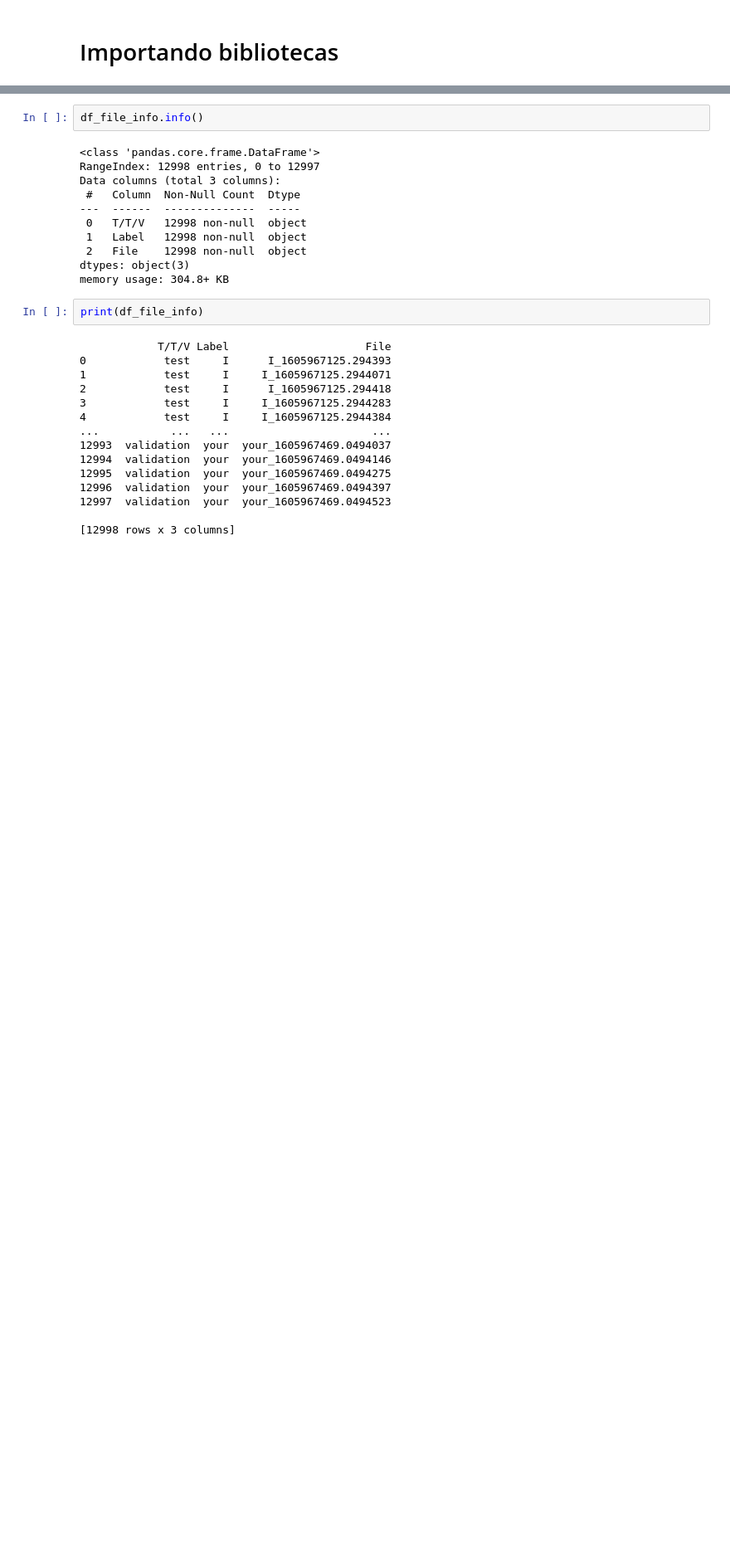
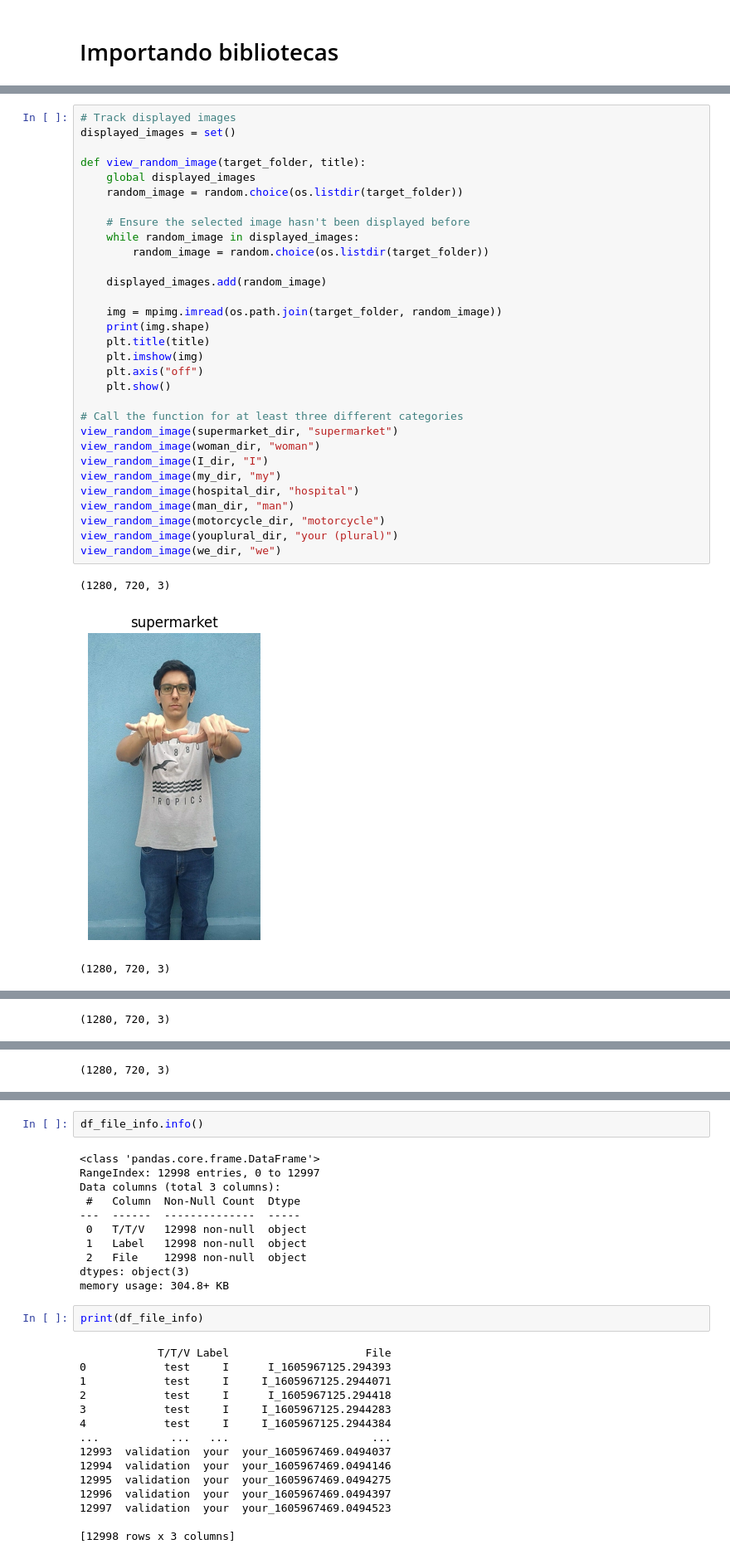
Before and after one commit to Libhinny/ReconhecimentoDeSinais, a Jupyter notebook: main.ipynb, the cells around one changed output, grey strips where cells are left out. Shown at 83% size. Saved outputs shown, nothing was run; the diff lists cells and outputs as text; blank space fills up the shorter version.

```diff
--- a/main.ipynb
+++ b/main.ipynb
@@ -84,0 +728,35 @@ FileExistsError: [WinError 183] Não é possível criar um arquivo já existente
+# %%
+# Track displayed images
+displayed_images = set()
+
+def view_random_image(target_folder, title):
+    global displayed_images
+    random_image = random.choice(os.listdir(target_folder))
+
+    # Ensure the selected image hasn't been displayed before
+    while random_image in displayed_images:
+        random_image = random.choice(os.listdir(target_folder))
+
+    displayed_images.add(random_image)
+
+    img = mpimg.imread(os.path.join(target_folder, random_image))
+    print(img.shape)
+    plt.title(title)
+    plt.imshow(img)
+    plt.axis("off")
+    plt.show()
+
+# Call the function for at least three different categories
+view_random_image(supermarket_dir, "supermarket")
+view_random_image(woman_dir, "woman")
+view_random_image(I_dir, "I")
+view_random_image(my_dir, "my")
+view_random_image(hospital_dir, "hospital")
+view_random_image(man_dir, "man")
+view_random_image(motorcycle_dir, "motorcycle")
+view_random_image(youplural_dir, "your (plural)")
+view_random_image(we_dir, "we")
+# %% [output]
+(1280, 720, 3)
+[figure, added]
+(1280, 720, 3)
@@ -84,0 +764 @@ FileExistsError: [WinError 183] Não é possível criar um arquivo já existente
+(1280, 720, 3)
@@ -84,0 +766 @@ FileExistsError: [WinError 183] Não é possível criar um arquivo já existente
+(1280, 720, 3)
```
Also changed, not shown: parts of 11 cells of this notebook, 1 other file.
